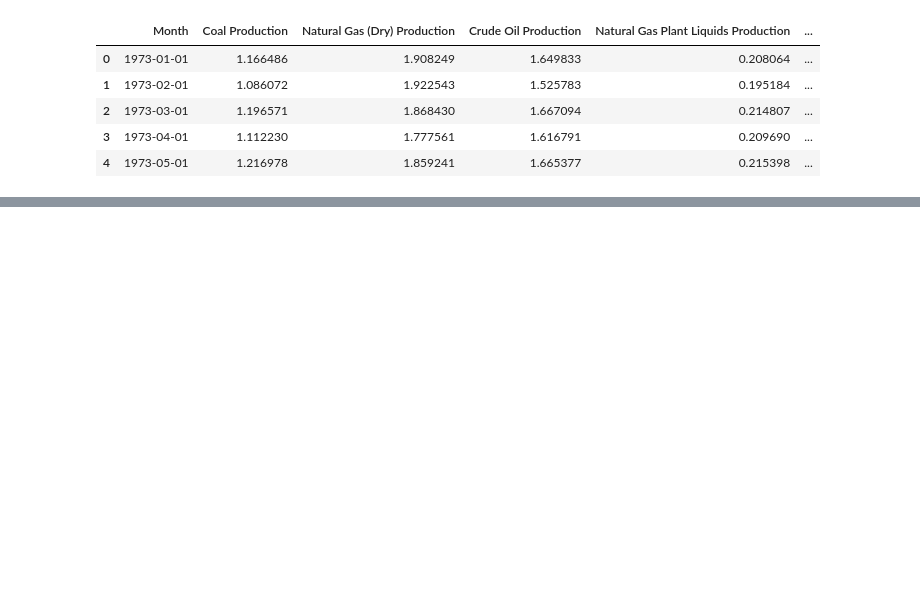
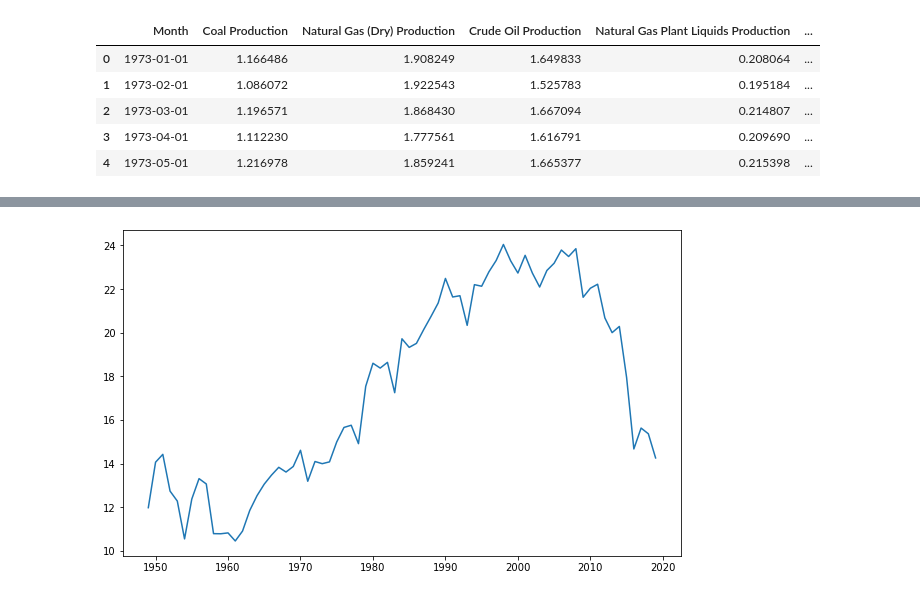
Before and after one commit to BrianDouglas/Climate_Soluctions, a Jupyter notebook: notebooks/Brian.ipynb, the cells around one changed output, grey strips where cells are left out. Cells and saved outputs as stored; diff of their text form; code cells hidden in the pictures; blank space fills up the shorter version.

```diff
--- a/notebooks/Brian.ipynb
+++ b/notebooks/Brian.ipynb
@@ -51,0 +70,6 @@ plt.plot(df_xls["Month"], df_xls["Coal Production "])
+# %%
+#Coal production over time
+fig, ax = plt.subplots(figsize = (10,6))
+ax = plt.plot(energy_source_yearly["Annual Total"], energy_source_yearly["Coal Production"])
+# %% [output]
+[figure, added]
```
Also changed, not shown: parts of 15 cells of this notebook, 2 other files.
